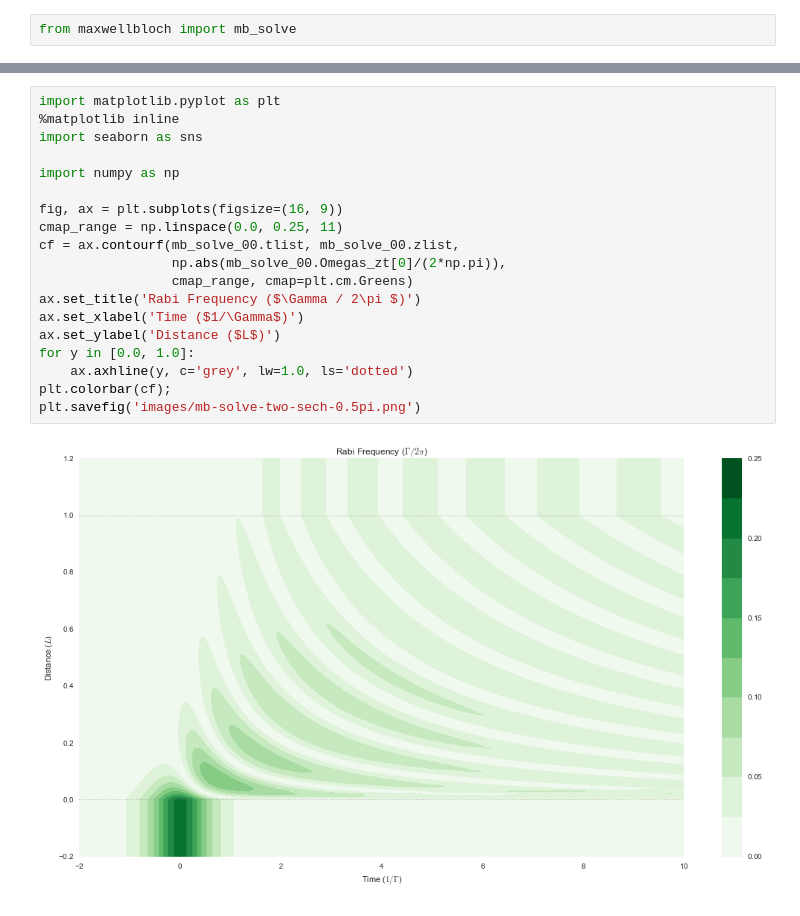
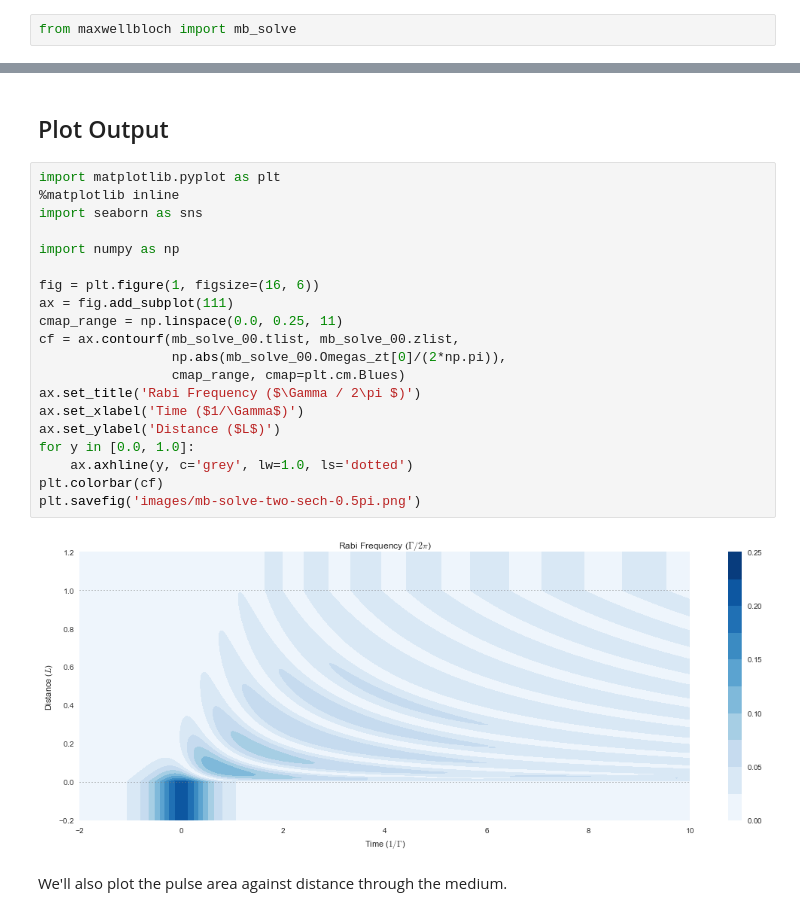
Before and after one commit to tpogden/notebooks-maxwellbloch, a Jupyter notebook: mb-solve-two-sech-0.5pi.ipynb, the cells around one changed output, grey strips where cells are left out. Drawn from its saved outputs; the diff is of its cells as text.

```diff
--- a/mb-solve-two-sech-0.5pi.ipynb
+++ b/mb-solve-two-sech-0.5pi.ipynb
@@ -90,22 +108,27 @@ Wall time: 109 ms
+# %% [markdown]
+## Plot Output
 # %%
 import matplotlib.pyplot as plt
 %matplotlib inline
 import seaborn as sns
 
 import numpy as np
 
-fig, ax = plt.subplots(figsize=(16, 9))
+fig = plt.figure(1, figsize=(16, 6))
+ax = fig.add_subplot(111)
 cmap_range = np.linspace(0.0, 0.25, 11)
 cf = ax.contourf(mb_solve_00.tlist, mb_solve_00.zlist,
                  np.abs(mb_solve_00.Omegas_zt[0]/(2*np.pi)),
-                 cmap_range, cmap=plt.cm.Greens)
+                 cmap_range, cmap=plt.cm.Blues)
 ax.set_title('Rabi Frequency ($\Gamma / 2\pi $)')
 ax.set_xlabel('Time ($1/\Gamma$)')
 ax.set_ylabel('Distance ($L$)')
 for y in [0.0, 1.0]:
     ax.axhline(y, c='grey', lw=1.0, ls='dotted')
-plt.colorbar(cf);
+plt.colorbar(cf)
 plt.savefig('images/mb-solve-two-sech-0.5pi.png')
 # %% [output]
-[figure, old version]
+[figure, new version]
+# %% [markdown]
+We'll also plot the pulse area against distance through the medium.
 # %%
```
Also changed, not shown: parts of 12 cells of this notebook, 14 other files.
